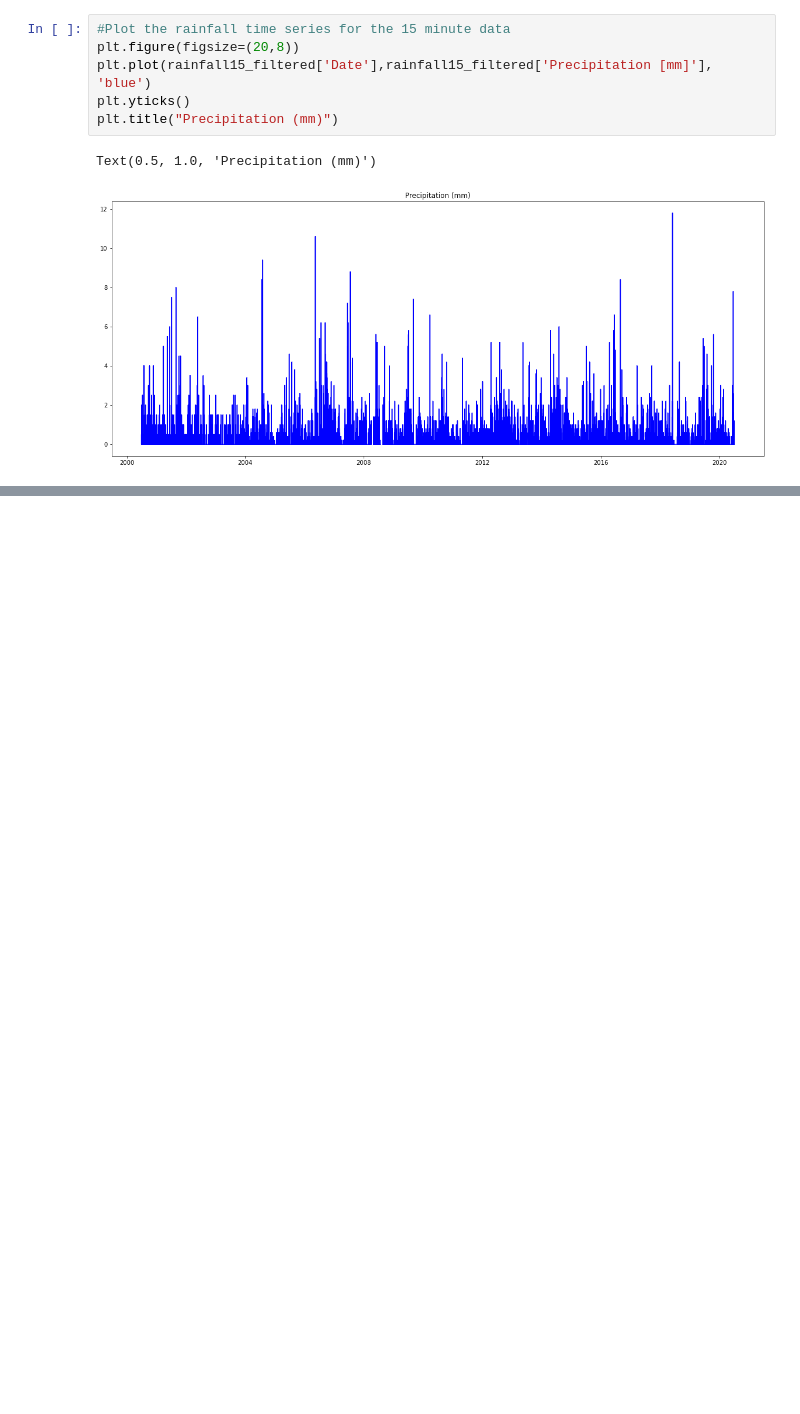
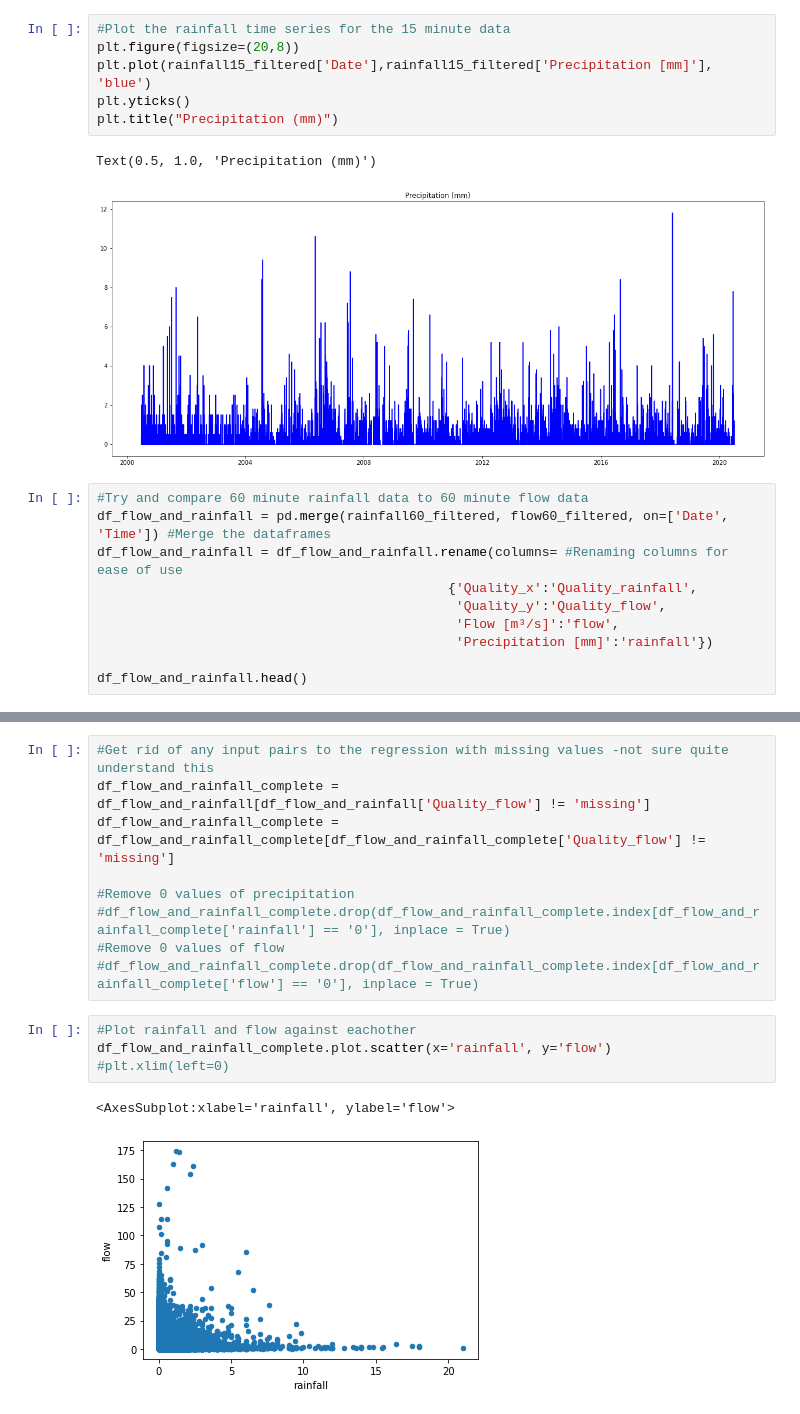
Before and after one commit to ai4er-cdt/flood_risk_shipston, a Jupyter notebook: rainfall_data.ipynb, the cells around one changed output, grey strips where cells are left out. Cells and saved outputs as stored; diff of their text form; blank space fills up the shorter version.

```diff
--- a/rainfall_data.ipynb
+++ b/rainfall_data.ipynb
@@ -78,3 +78,13 @@ plt.title("Precipitation (mm)")
 # %% [output]
 Text(0.5, 1.0, 'Precipitation (mm)')
 [figure]
+# %%
+#Try and compare 60 minute rainfall data to 60 minute flow data
+df_flow_and_rainfall = pd.merge(rainfall60_filtered, flow60_filtered, on=['Date', 'Time']) #Merge the dataframes
+df_flow_and_rainfall = df_flow_and_rainfall.rename(columns= #Renaming columns for ease of use
+                                             {'Quality_x':'Quality_rainfall',
+                                              'Quality_y':'Quality_flow',
+                                              'Flow [m³/s]':'flow',
+                                              'Precipitation [mm]':'rainfall'})
+
+df_flow_and_rainfall.head()
@@ -80,0 +113,16 @@ Text(0.5, 1.0, 'Precipitation (mm)')
+# %%
+#Get rid of any input pairs to the regression with missing values -not sure quite understand this
+df_flow_and_rainfall_complete = df_flow_and_rainfall[df_flow_and_rainfall['Quality_flow'] != 'missing']
+df_flow_and_rainfall_complete = df_flow_and_rainfall_complete[df_flow_and_rainfall_complete['Quality_flow'] != 'missing']
+
+#Remove 0 values of precipitation
+#df_flow_and_rainfall_complete.drop(df_flow_and_rainfall_complete.index[df_flow_and_rainfall_complete['rainfall'] == '0'], inplace = True)
+#Remove 0 values of flow
+#df_flow_and_rainfall_complete.drop(df_flow_and_rainfall_complete.index[df_flow_and_rainfall_complete['flow'] == '0'], inplace = True)
+# %%
+#Plot rainfall and flow against eachother
+df_flow_and_rainfall_complete.plot.scatter(x='rainfall', y='flow')
+#plt.xlim(left=0)
+# %% [output]
+<AxesSubplot:xlabel='rainfall', ylabel='flow'>
+[figure, added]
```
Also changed, not shown: parts of 20 cells of this notebook, 2 other files.
